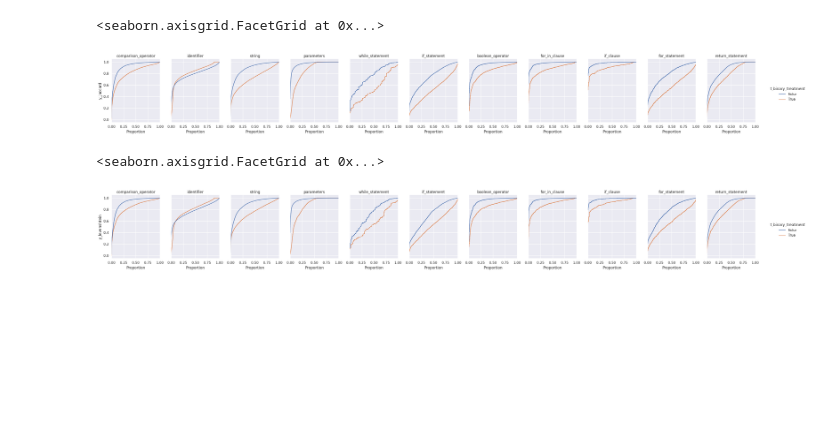
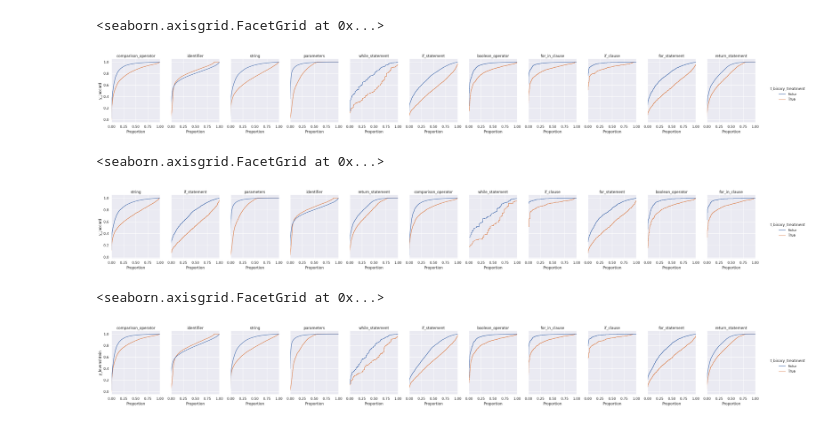
Before and after one commit to WM-SEMERU/SyntaxEval, a Jupyter notebook: nbs/01_causal_evaluation.ipynb, the cells around one changed output. Drawn from its saved outputs; the diff is of its cells as text; code cells hidden in the pictures; blank space fills up the shorter version.

```diff
--- a/nbs/01_causal_evaluation.ipynb
+++ b/nbs/01_causal_evaluation.ipynb
@@ -104,0 +144,2 @@ causal_data_df[['y_jaccard','y_levenshtein','y_sorensen','t_binary_treatment']].
+# %%
+causal_data_sampled_df = causal_data_df.groupby('t_binary_treatment',group_keys=False).apply(lambda x: x.sample( frac=0.5, replace = False ) )
@@ -113,6 +163,16 @@ g.set_titles("{col_name}")
 # %% [output]
 <seaborn.axisgrid.FacetGrid at 0x...>
 [figure]
+# %%
+
+g = sns.displot(
+    data=causal_data_sampled_df, y="y_jaccard", hue="t_binary_treatment", col="ast_concept",
+    kind="ecdf", height=4, aspect=.7,
+)
+g.set_titles("{col_name}")
+# %% [output]
+<seaborn.axisgrid.FacetGrid at 0x...>
+[figure, added]
 # %%
 g = sns.displot(
     data=causal_data_df, y="y_levenshtein", hue="t_binary_treatment", col="ast_concept",
```
Also changed, not shown: parts of 20 cells of this notebook.
